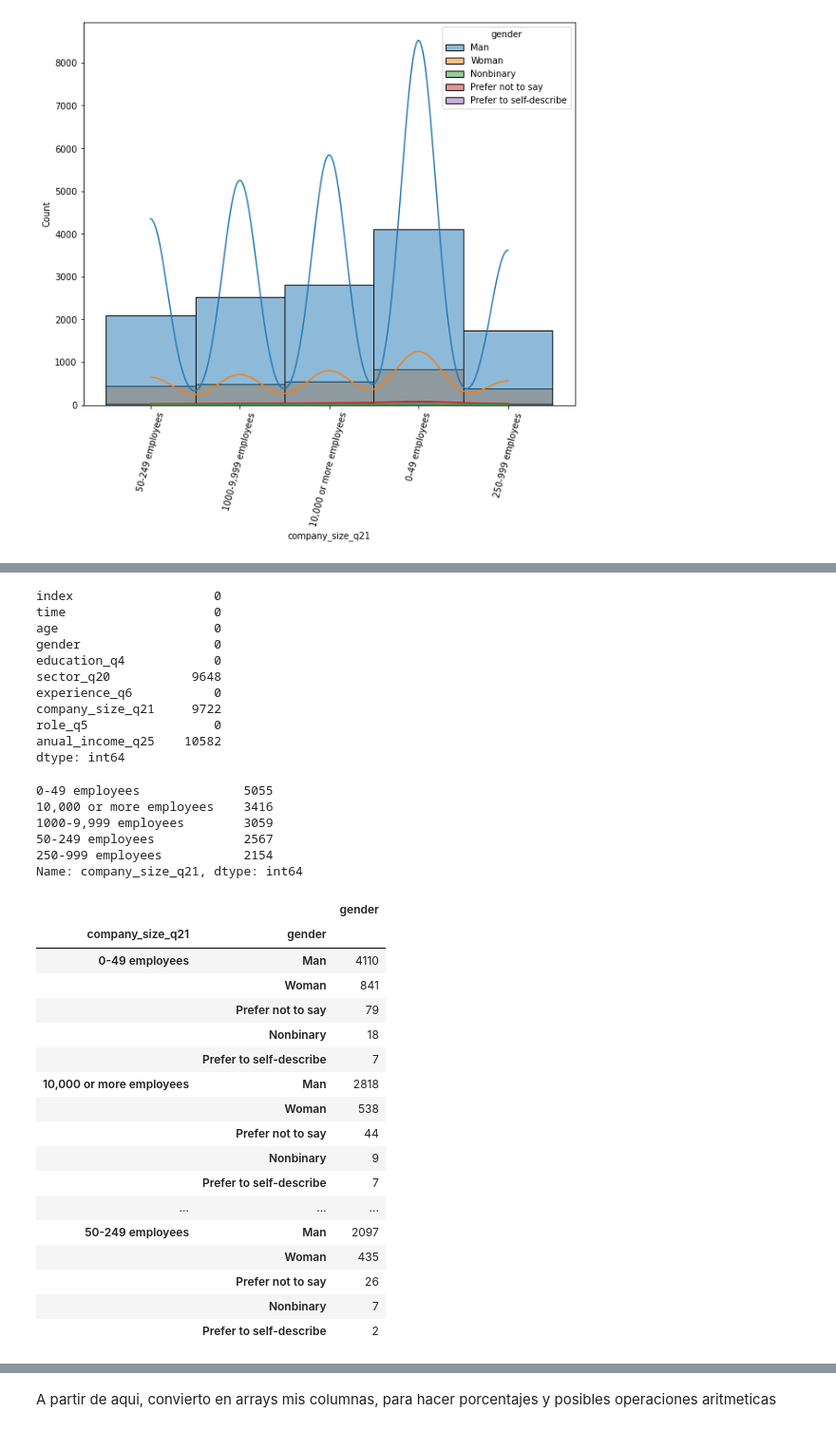
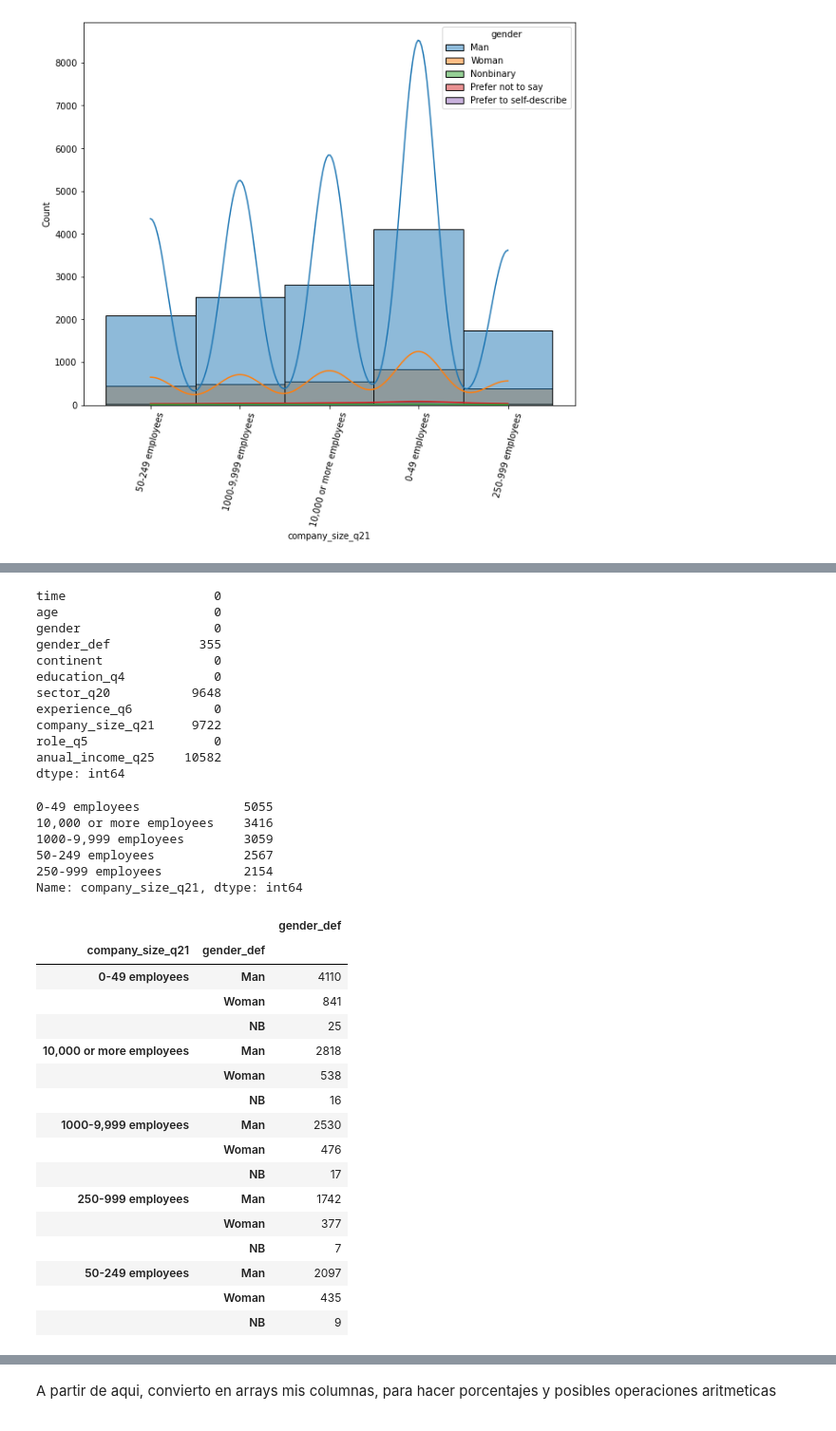
Before and after one commit to Adalab/project-da-promo-c-module-2-team-1, a Jupyter notebook: code/Genero_tamaño_empresa.ipynb, the cells around one changed output, grey strips where cells are left out. Shown: that part at 95% size. Saved outputs shown, nothing was run; the diff lists cells and outputs as text; code cells hidden in the pictures.

```diff
--- a/code/Genero_tamaño_empresa.ipynb
+++ b/code/Genero_tamaño_empresa.ipynb
@@ -25,0 +9,3 @@ df_formacion_empresa
+# %%
+df_tamaño_empresa=pd.read_csv('df_modificado1.csv', index_col=0)
+#Me he guardado en excel, los datos con columnas nuevas de género y continentes. Es el que he llamado df_modificado1
@@ -26,5 +28,5 @@ df_formacion_empresa
 # %%
-df_genero=df_formacion_empresa.loc[:,[ 'index','time', 'age', 'gender','education_q4','sector_q20','experience_q6','company_size_q21','role_q5','anual_income_q25']]
+df_genero=df_tamaño_empresa.loc[:,[ 'time', 'age', 'gender','gender_def'	,'continent','education_q4','sector_q20','experience_q6','company_size_q21','role_q5','anual_income_q25']]
 df_genero
 #Reduzco el DataFrame a nuestras columnas de interés
 # %% [output]
@@ -130,10 +154,11 @@ Name: anual_income_q25, dtype: int64
 df_genero.isnull().sum()
 #compruebo nulos de las columnas, para saber cuantos datos perderé por nulos, en este caso 9722 del total porque género no tiene nulos
 # %% [output]
-index                   0
 time                    0
 age                     0
 gender                  0
+gender_def            355
+continent               0
 education_q4            0
 sector_q20           9648
 experience_q6           0
@@ -152,25 +177,24 @@ df_genero['company_size_q21'].value_counts()
 250-999 employees           2154
 Name: company_size_q21, dtype: int64
 # %%
-genero_empresa=pd.DataFrame(df_genero.groupby(['company_size_q21'])['gender'].value_counts())
+genero_empresa=pd.DataFrame(df_genero.groupby(['company_size_q21'])['gender_def'].value_counts())
 genero_empresa
 #Agrupo los datos en un Dataframe en el que enfrento mis dos variables :género y temaño de empresa
 # %% [output]
-|  |  | gender |
-| company_size_q21 | gender |  |
+|  |  | gender_def |
+| company_size_q21 | gender_def |  |
 | 0-49 employees | Man | 4110 |
 |  | Woman | 841 |
-|  | Prefer not to say | 79 |
-|  | Nonbinary | 18 |
-|  | Prefer to self-describe | 7 |
+|  | NB | 25 |
 | 10,000 or more employees | Man | 2818 |
 |  | Woman | 538 |
-|  | Prefer not to say | 44 |
-|  | Nonbinary | 9 |
-|  | Prefer to self-describe | 7 |
-| ... | ... | ... |
+|  | NB | 16 |
+| 1000-9,999 employees | Man | 2530 |
+|  | Woman | 476 |
+|  | NB | 17 |
+| 250-999 employees | Man | 1742 |
+|  | Woman | 377 |
+|  | NB | 7 |
 | 50-249 employees | Man | 2097 |
 |  | Woman | 435 |
-|  | Prefer not to say | 26 |
-|  | Nonbinary | 7 |
-|  | Prefer to self-describe | 2 |
+|  | NB | 9 |
```
Also changed, not shown: parts of 52 cells of this notebook.
